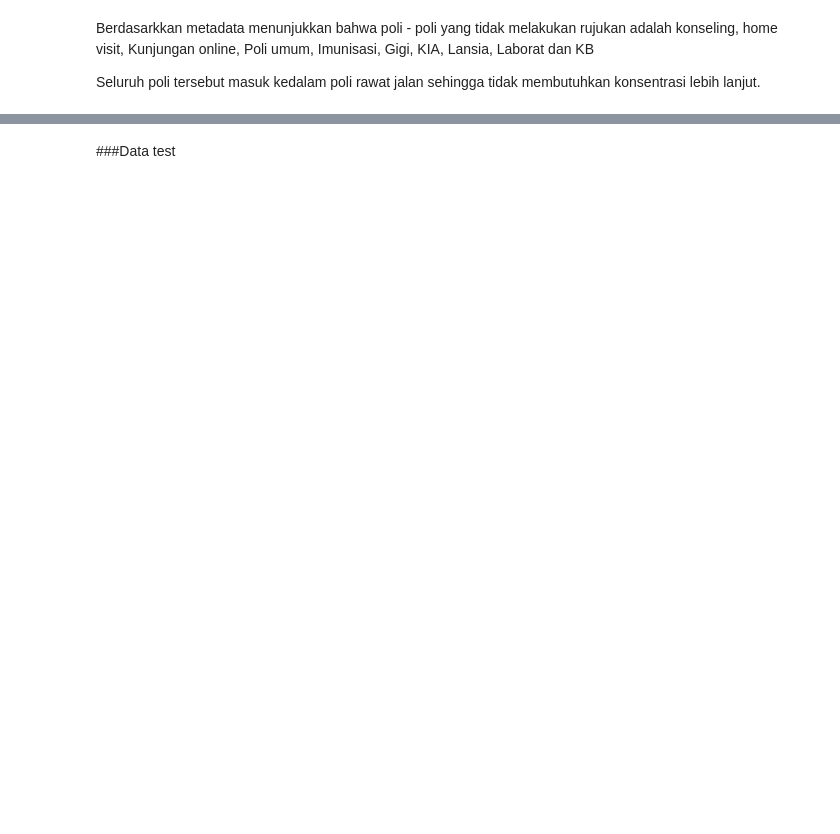
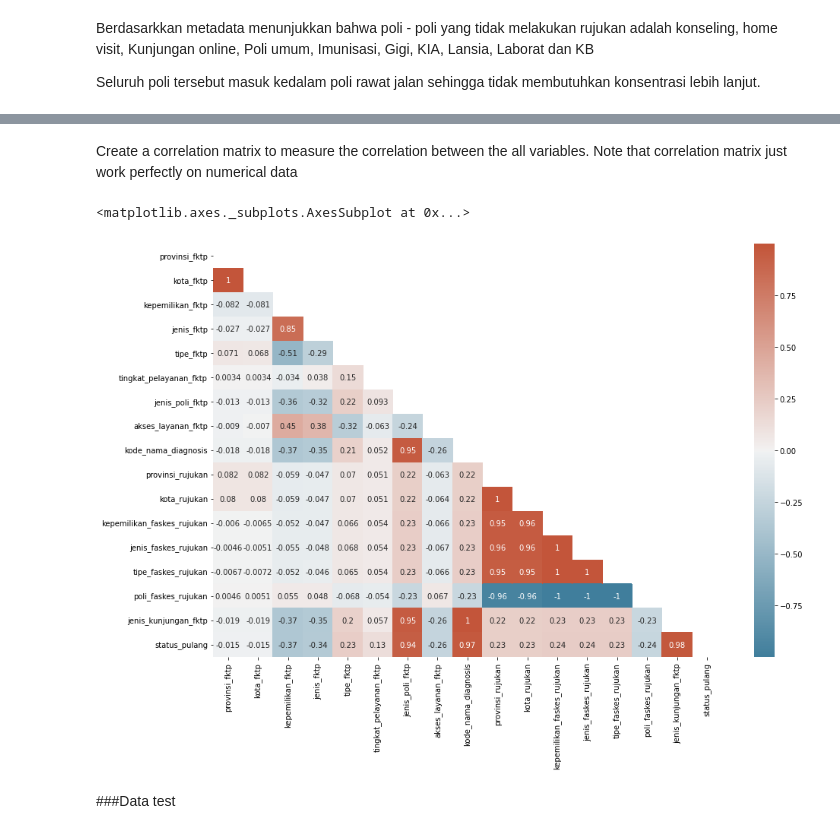
Before and after one commit to rahmafatin/sd-bdc, a Jupyter notebook: model.ipynb, the cells around one changed output, grey strips where cells are left out. Saved outputs shown, nothing was run; the diff lists cells and outputs as text; code cells hidden in the pictures; blank space fills up the shorter version.

```diff
--- a/model.ipynb
+++ b/model.ipynb
@@ -201,0 +281,21 @@ Karena kita tidak bisa menghapus baris yang memiliki null value. maka kita bisa
+# %%
+columns = ['provinsi_fktp',
+       'kota_fktp',
+       'kepemilikan_fktp',
+       'jenis_fktp', 'tipe_fktp',
+       'tingkat_pelayanan_fktp',
+       'jenis_poli_fktp',
+       'akses_layanan_fktp',
+       'kode_nama_diagnosis',
+       'kode_diagnosis',
+       'kode_diagnosis_2',
+       'provinsi_rujukan',
+       'kota_rujukan',
+       'kepemilikan_faskes_rujukan',
+       'jenis_faskes_rujukan',
+       'tipe_faskes_rujukan',
+       'poli_faskes_rujukan',
+       'jenis_kunjungan_fktp',
+       'status_pulang']
+# %%
+df = pd.DataFrame(df_train[columns])
@@ -202,3 +322,27 @@ Karena kita tidak bisa menghapus baris yang memiliki null value. maka kita bisa
+# %% [markdown]
+Create a correlation matrix to measure the correlation between the all variables.
+Note that correlation matrix just work perfectly on numerical data
+# %%
+corr = df.corr()
+#
+# Set up the matplotlib plot configuration
+#
+f, ax = plt.subplots(figsize=(15, 10))
+#
+# Generate a mask for upper traingle
+#
+mask = np.triu(np.ones_like(corr, dtype=bool))
+#
+# Configure a custom diverging colormap
+#
+cmap = sns.diverging_palette(230, 20, as_cmap=True)
+#
+# Draw the heatmap
+#
+sns.heatmap(corr, annot=True, mask = mask, cmap=cmap)
+# %% [output]
+<matplotlib.axes._subplots.AxesSubplot at 0x...>
+[figure, added]
 # %% [markdown]
 ###Data test
 # %%
```
Also changed, not shown: parts of 35 cells of this notebook.
